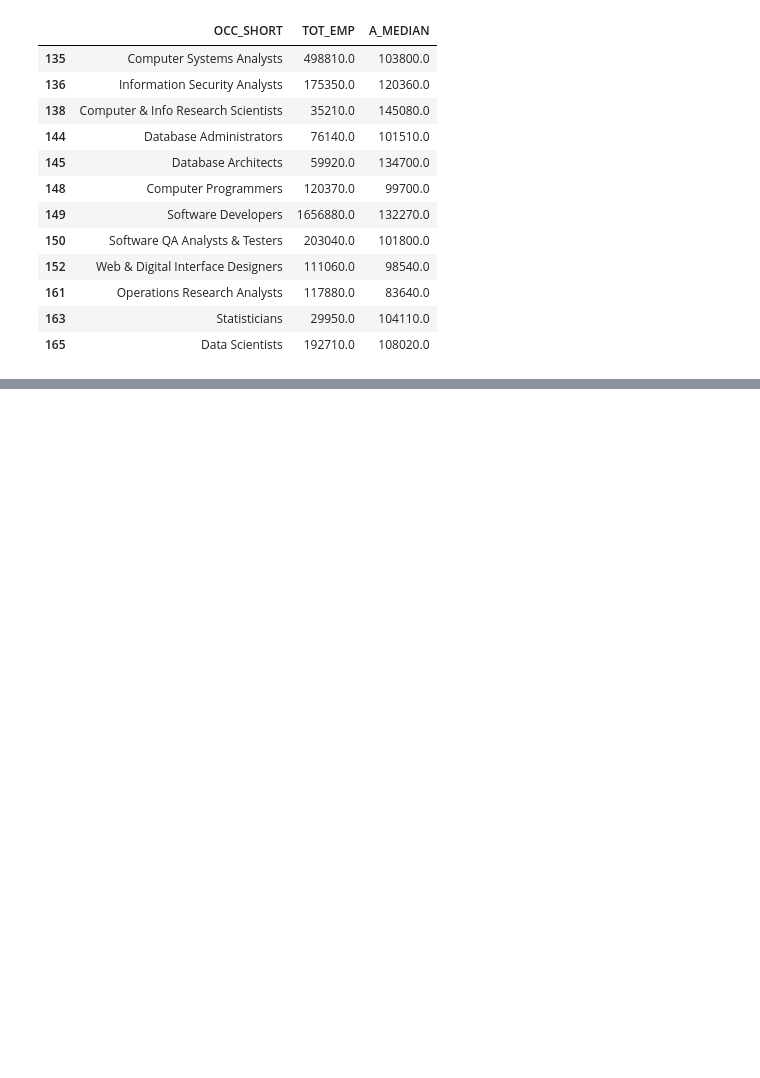
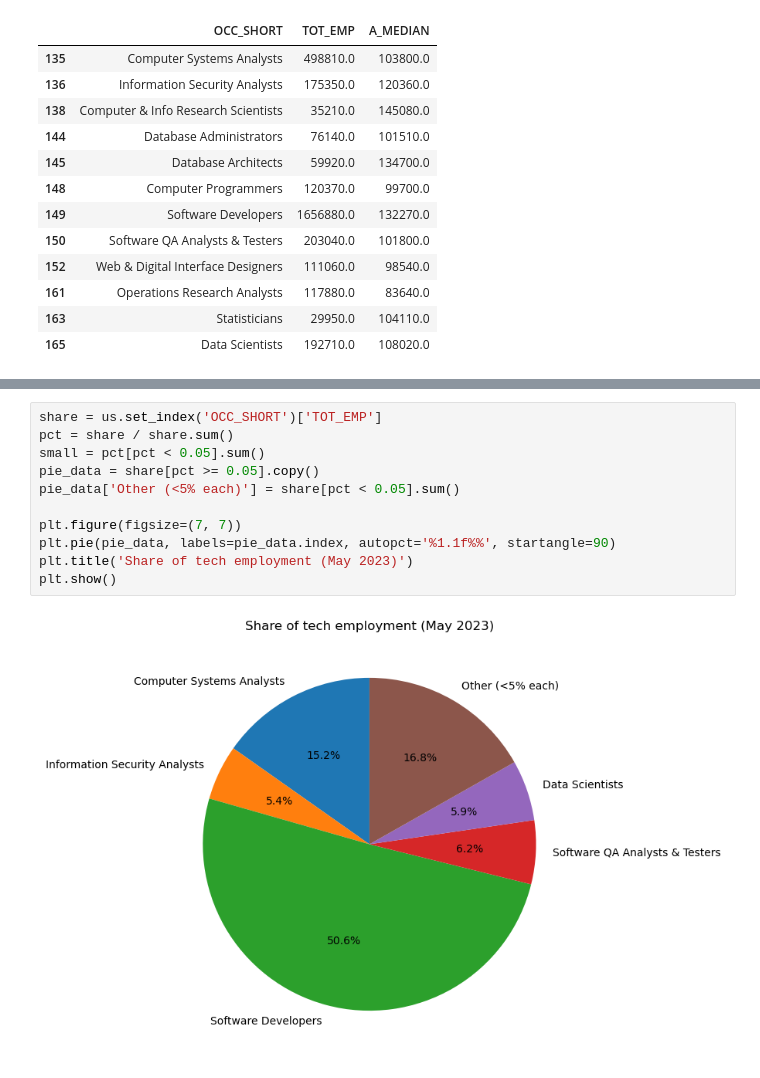
Before and after one commit to LuisRamirezv/CA1--DataVisualisation, a Jupyter notebook: CA1-LuisRamirez.ipynb, the cells around one changed output, grey strips where cells are left out. Drawn from its saved outputs; the diff is of its cells as text; blank space fills up the shorter version.

```diff
--- a/CA1-LuisRamirez.ipynb
+++ b/CA1-LuisRamirez.ipynb
@@ -156,0 +341,13 @@ us[['OCC_SHORT','TOT_EMP','A_MEDIAN']]
+# %%
+share = us.set_index('OCC_SHORT')['TOT_EMP']
+pct = share / share.sum()
+small = pct[pct < 0.05].sum()
+pie_data = share[pct >= 0.05].copy()
+pie_data['Other (<5% each)'] = share[pct < 0.05].sum()
+
+plt.figure(figsize=(7, 7))
+plt.pie(pie_data, labels=pie_data.index, autopct='%1.1f%%', startangle=90)
+plt.title('Share of tech employment (May 2023)')
+plt.show()
+# %% [output]
+[figure, added]
```
Also changed, not shown: parts of 29 cells of this notebook.
